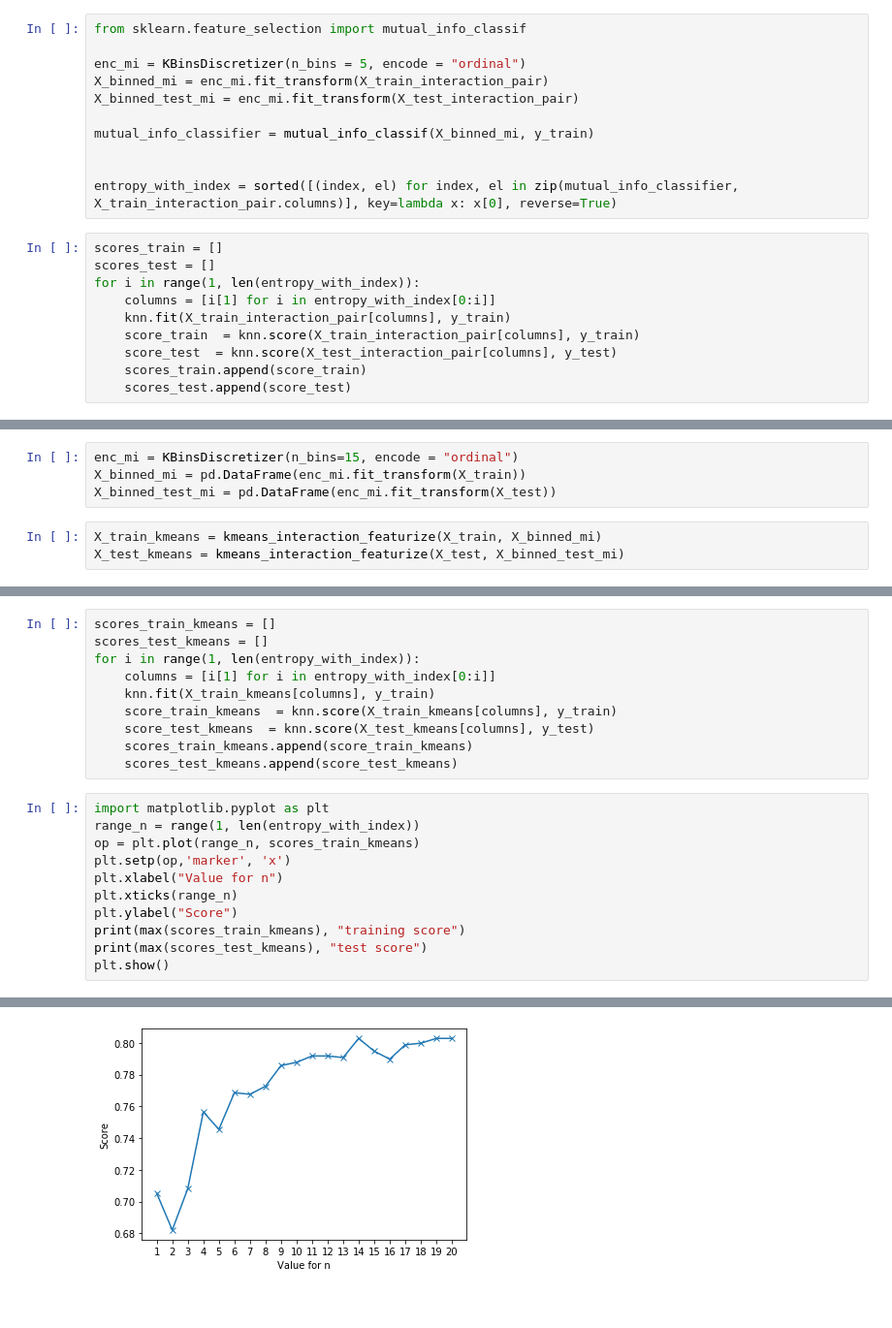
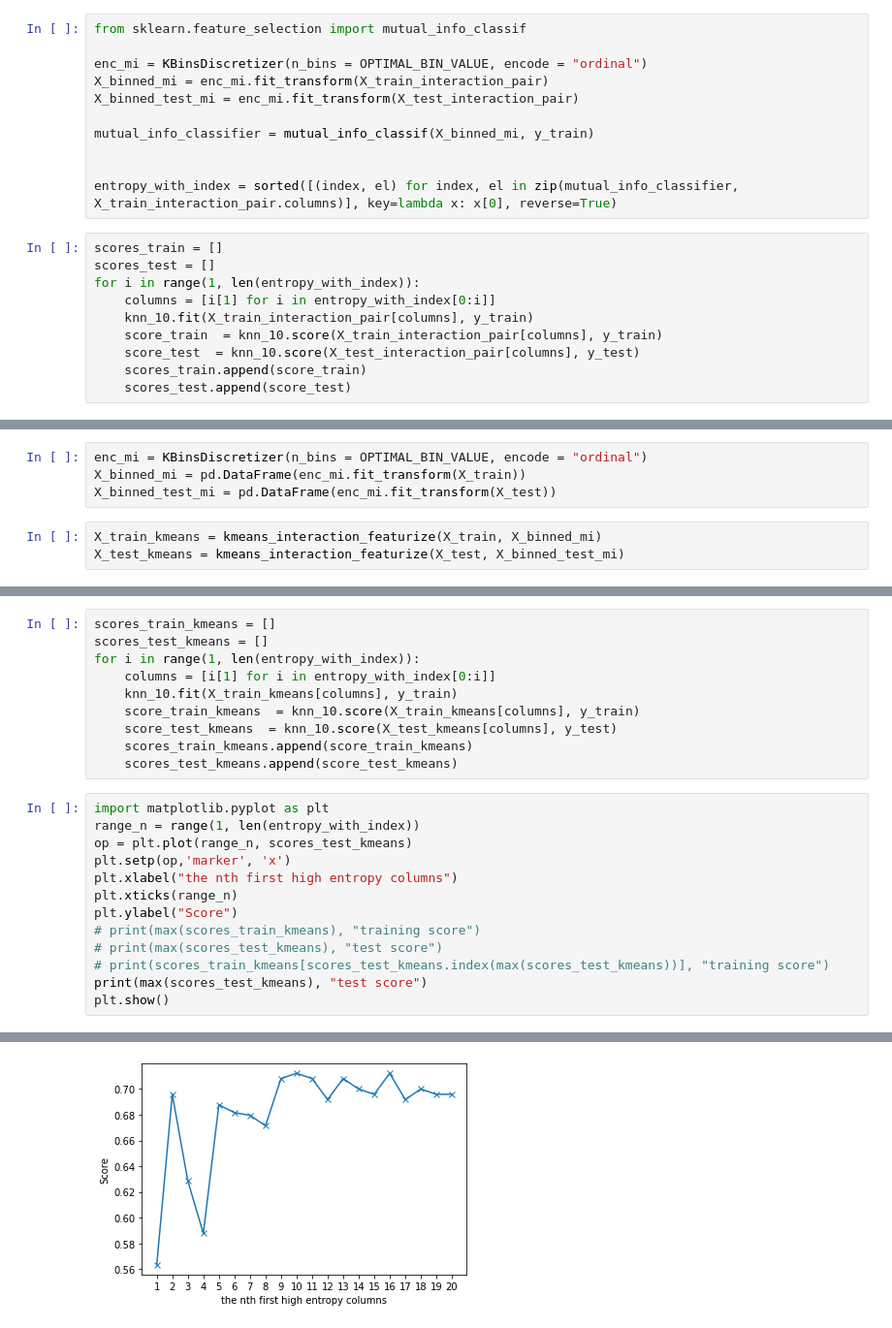
Before and after one commit to anhphamduy/eldp2, a Jupyter notebook: elp2.ipynb, the cells around one changed output, grey strips where cells are left out. Shown: that part at 97% size. Saved outputs shown, nothing was run; the diff lists cells and outputs as text.

```diff
--- a/elp2.ipynb
+++ b/elp2.ipynb
@@ -201,7 +229,7 @@ X_test_interaction_pair = pair_interaction_featurize(X_test)
 # %%
 from sklearn.feature_selection import mutual_info_classif
 
-enc_mi = KBinsDiscretizer(n_bins = 5, encode = "ordinal")
+enc_mi = KBinsDiscretizer(n_bins = OPTIMAL_BIN_VALUE, encode = "ordinal")
 X_binned_mi = enc_mi.fit_transform(X_train_interaction_pair)
 X_binned_test_mi = enc_mi.fit_transform(X_test_interaction_pair)
 
@@ -214,9 +242,9 @@ scores_train = []
 scores_test = []
 for i in range(1, len(entropy_with_index)):
     columns = [i[1] for i in entropy_with_index[0:i]]
-    knn.fit(X_train_interaction_pair[columns], y_train)
-    score_train  = knn.score(X_train_interaction_pair[columns], y_train)
-    score_test  = knn.score(X_test_interaction_pair[columns], y_test)
+    knn_10.fit(X_train_interaction_pair[columns], y_train)
+    score_train  = knn_10.score(X_train_interaction_pair[columns], y_train)
+    score_test  = knn_10.score(X_test_interaction_pair[columns], y_test)
     scores_train.append(score_train)
     scores_test.append(score_test)
 # %%
@@ -248,7 +275,7 @@ from sklearn.cluster import KMeans
 X_binned_kmeans = enc_mi.fit_transform(X_train)
 X_binned_test_kmeans = enc_mi.fit_transform(X_test)
 # %%
-enc_mi = KBinsDiscretizer(n_bins=15, encode = "ordinal")
+enc_mi = KBinsDiscretizer(n_bins = OPTIMAL_BIN_VALUE, encode = "ordinal")
 X_binned_mi = pd.DataFrame(enc_mi.fit_transform(X_train))
 X_binned_test_mi = pd.DataFrame(enc_mi.fit_transform(X_test))
 # %%
@@ -284,20 +311,22 @@ scores_train_kmeans = []
 scores_test_kmeans = []
 for i in range(1, len(entropy_with_index)):
     columns = [i[1] for i in entropy_with_index[0:i]]
-    knn.fit(X_train_kmeans[columns], y_train)
-    score_train_kmeans  = knn.score(X_train_kmeans[columns], y_train)
-    score_test_kmeans  = knn.score(X_test_kmeans[columns], y_test)
+    knn_10.fit(X_train_kmeans[columns], y_train)
+    score_train_kmeans  = knn_10.score(X_train_kmeans[columns], y_train)
+    score_test_kmeans  = knn_10.score(X_test_kmeans[columns], y_test)
     scores_train_kmeans.append(score_train_kmeans)
     scores_test_kmeans.append(score_test_kmeans)
 # %%
 import matplotlib.pyplot as plt
 range_n = range(1, len(entropy_with_index))
-op = plt.plot(range_n, scores_train_kmeans)
+op = plt.plot(range_n, scores_test_kmeans)
 plt.setp(op,'marker', 'x')
-plt.xlabel("Value for n")
+plt.xlabel("the nth first high entropy columns")
 plt.xticks(range_n)
 plt.ylabel("Score")
-print(max(scores_train_kmeans), "training score")
+# print(max(scores_train_kmeans), "training score")
+# print(max(scores_test_kmeans), "test score")
+# print(scores_train_kmeans[scores_test_kmeans.index(max(scores_test_kmeans))], "training score")
 print(max(scores_test_kmeans), "test score")
 plt.show()
 # %% [output]
@@ -306 +334 @@ plt.show()
-[figure, old version]
+[figure, new version]
```
Also changed, not shown: parts of 17 cells of this notebook.
